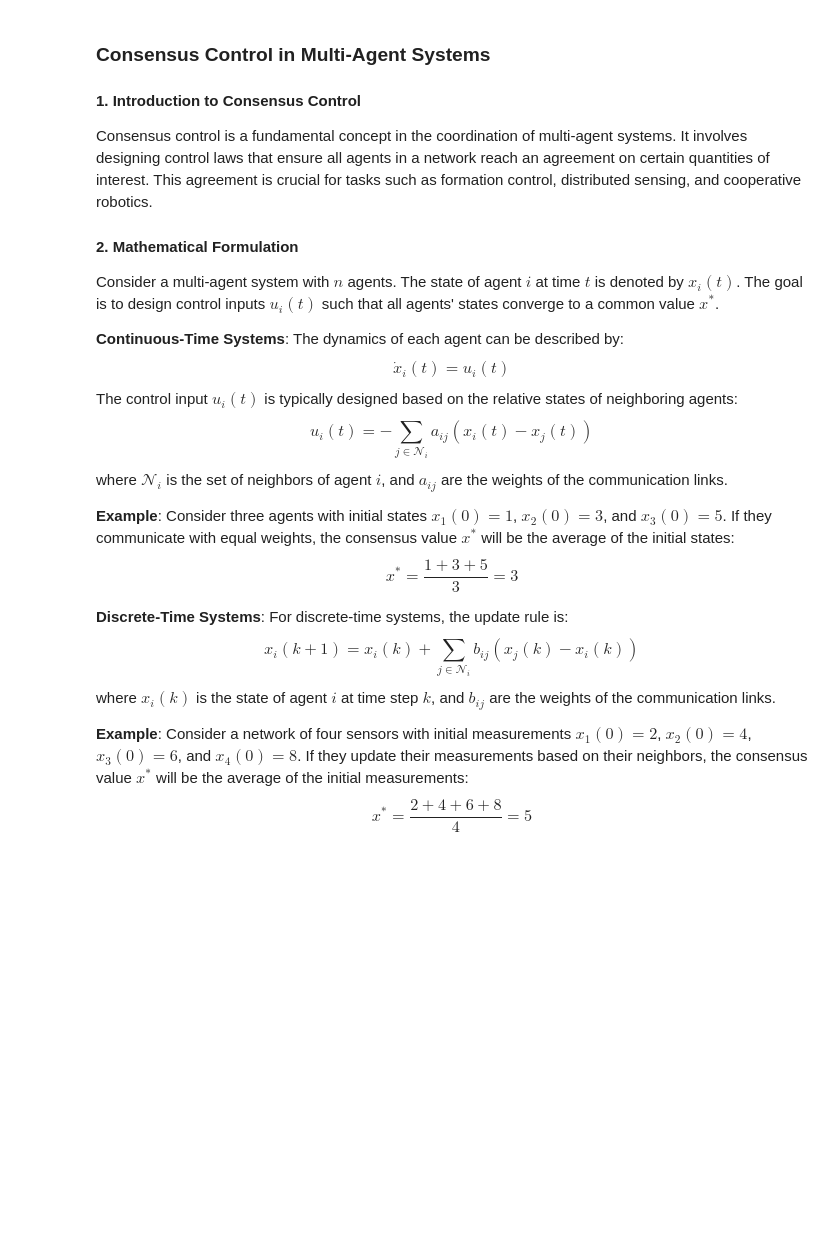
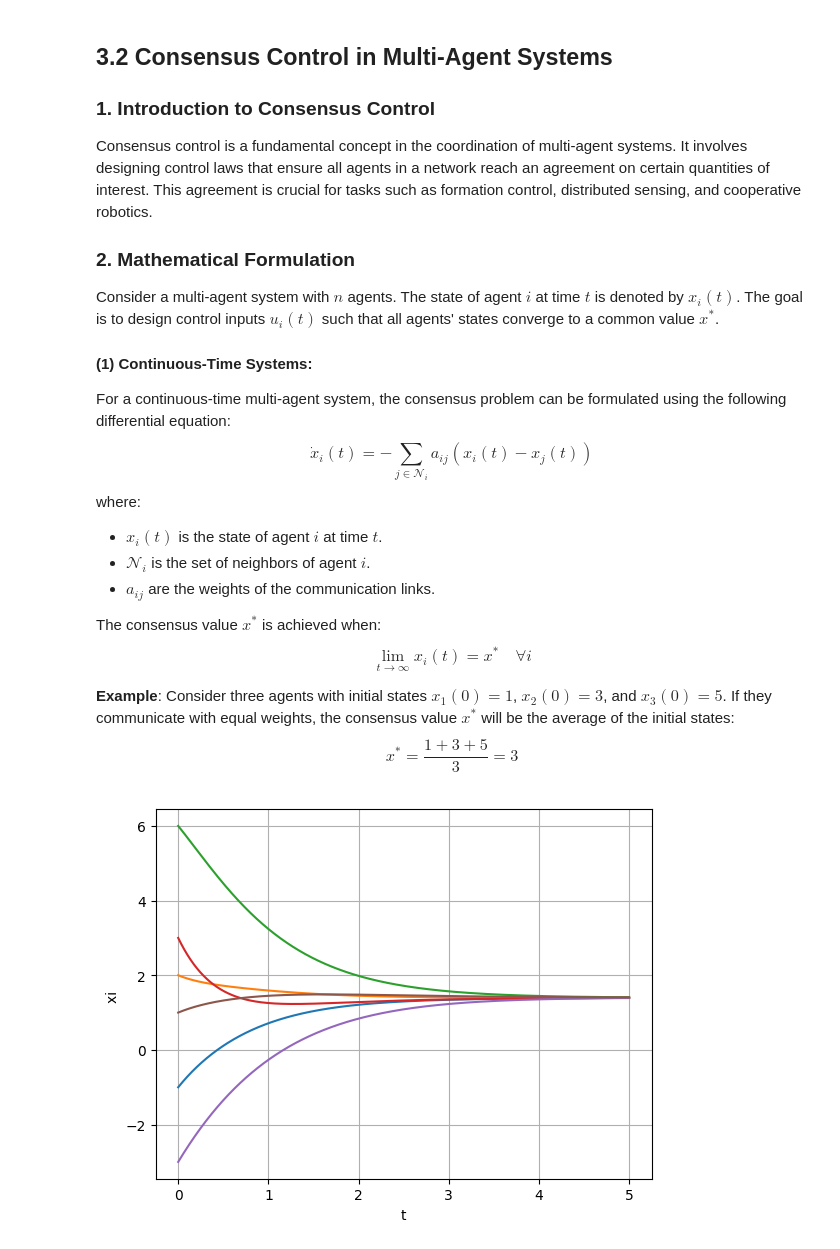
Before and after one commit to AhmedSoliman3/Control-of-Multi-agent-Systems, a Jupyter notebook: ch 3 Consensus Control/3.2 Consensus Control.ipynb, the cells around one changed output. Saved outputs shown, nothing was run; the diff lists cells and outputs as text; code cells hidden in the pictures; blank space fills up the shorter version.

```diff
--- a/ch 3 Consensus Control/3.2 Consensus Control.ipynb
+++ b/ch 3 Consensus Control/3.2 Consensus Control.ipynb
@@ -1,40 +1,65 @@
 # %% [markdown]
-### **Consensus Control in Multi-Agent Systems**
+## **3.2 Consensus Control in Multi-Agent Systems**
 
-#### **1. Introduction to Consensus Control**
+### **1. Introduction to Consensus Control**
 
 Consensus control is a fundamental concept in the coordination of multi-agent systems. It involves designing control laws that ensure all agents in a network reach an agreement on certain quantities of interest. This agreement is crucial for tasks such as formation control, distributed sensing, and cooperative robotics.
 
-#### **2. Mathematical Formulation**
+### **2. Mathematical Formulation**
 
 Consider a multi-agent system with $ n $ agents. The state of agent $ i $ at time $ t $ is denoted by $ x_i(t) $. The goal is to design control inputs $ u_i(t) $ such that all agents' states converge to a common value $ x^* $.
 
-**Continuous-Time Systems**:
-The dynamics of each agent can be described by:
+
+#### **(1) Continuous-Time Systems**:
+For a continuous-time multi-agent system, the consensus problem can be formulated using the following differential equation:
 $$
-\dot{x}_i(t) = u_i(t)
+\dot{x}_i(t) = -\sum_{j \in \mathcal{N}_i} a_{ij} (x_i(t) - x_j(t))
 $$
-The control input $ u_i(t) $ is typically designed based on the relative states of neighboring agents:
+where:
+- $ x_i(t) $ is the state of agent $ i $ at time $ t $.
+- $ \mathcal{N}_i $ is the set of neighbors of agent $ i $.
+- $ a_{ij} $ are the weights of the communication links.
+
+The consensus value $ x^* $ is achieved when:
 $$
-u_i(t) = -\sum_{j \in \mathcal{N}_i} a_{ij} (x_i(t) - x_j(t))
+\lim_{t \to \infty} x_i(t) = x^* \quad \forall i
 $$
-where $ \mathcal{N}_i $ is the set of neighbors of agent $ i $, and $ a_{ij} $ are the weights of the communication links.
 
 **Example**:
 Consider three agents with initial states $ x_1(0) = 1 $, $ x_2(0) = 3 $, and $ x_3(0) = 5 $. If they communicate with equal weights, the consensus value $ x^* $ will be the average of the initial states:
 $$
 x^* = \frac{1 + 3 + 5}{3} = 3
 $$
-
-**Discrete-Time Systems**:
-For discrete-time systems, the update rule is:
-$$
-x_i(k+1) = x_i(k) + \sum_{j \in \mathcal{N}_i} b_{ij} (x_j(k) - x_i(k))
-$$
-where $ x_i(k) $ is the state of agent $ i $ at time step $ k $, and $ b_{ij} $ are the weights of the communication links.
-
-**Example**:
-Consider a network of four sensors with initial measurements $ x_1(0) = 2 $, $ x_2(0) = 4 $, $ x_3(0) = 6 $, and $ x_4(0) = 8 $. If they update their measurements based on their neighbors, the consensus value $ x^* $ will be the average of the initial measurements:
-$$
-x^* = \frac{2 + 4 + 6 + 8}{4} = 5
-$$
+# %%
+from scipy. integrate import odeint
+import numpy as np
+import matplotlib. pyplot as plt
+
+def MAS(x,t,N):
+    dxdt = [0] * len(N)
+    u = [0] * len(N)
+    # Definition of agent i
+    for i in range(len(N)):
+        # Computation of the control input of agent i
+        dif = []
+        for j in N[i]:
+           dif.append(x[j] - x[i])
+
+        u[i] = sum(dif)
+        # Dynamics of agent i
+        dxdt[i] = u[i]
+    return dxdt
+
+N = [[2], [3,5], [4], [1,2], [6], [2]]
+x0 = [-1, 2, 6, 3, -3, 1]
+t = np.arange(0, 5, 0.001)
+N.insert(0 ,[])
+x0.insert(0,0)
+x = odeint(MAS , x0 , t, args=(N,))
+plt.plot(t,np.delete(x, 0, 1))
+plt.xlabel('t')
+plt.ylabel('xi ')
+plt.grid()
+plt.show()
+# %% [output]
+[figure, added]
```
Also changed, not shown: parts of 4 cells of this notebook, 3 other files.
